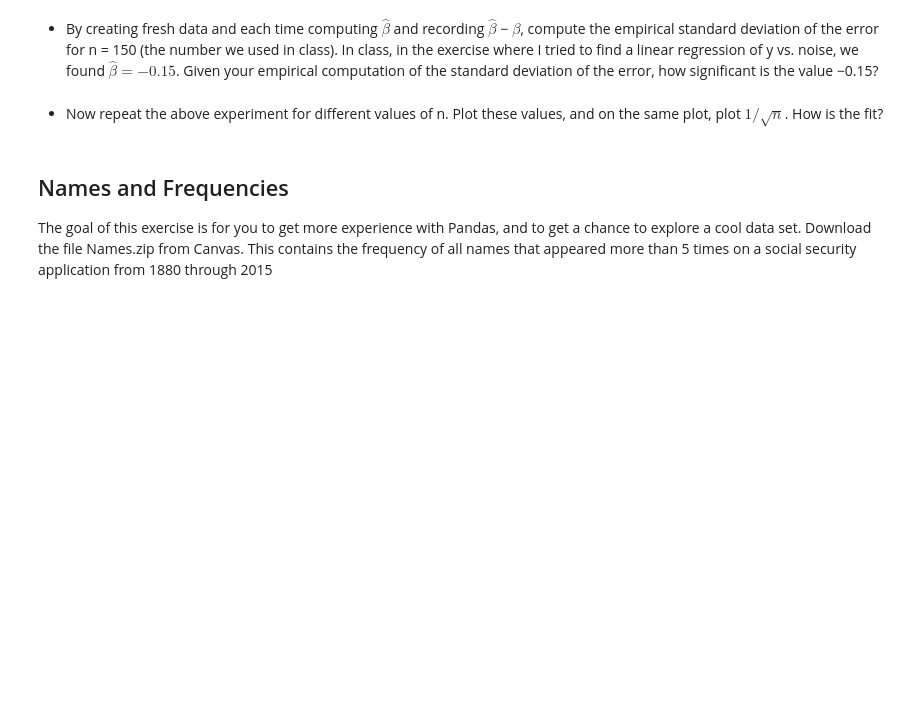
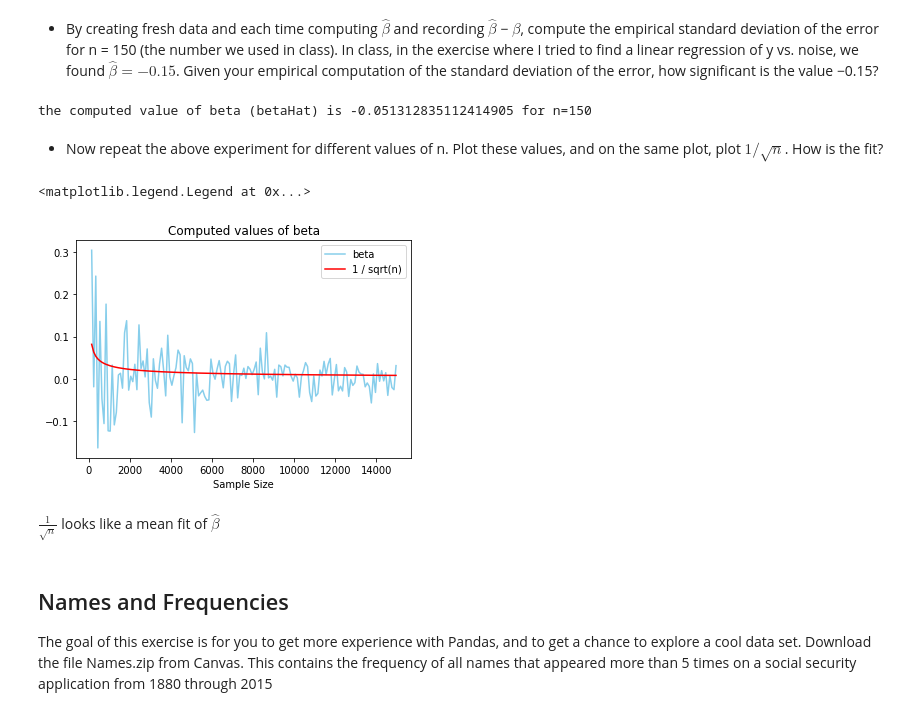
Before and after one commit to JavierPalomares90/Data_Mining_Hw1, a Jupyter notebook: Hw1b.ipynb, the cells around one changed output. Saved outputs shown, nothing was run; the diff lists cells and outputs as text; code cells hidden in the pictures; blank space fills up the shorter version.

Commit message:
Finished most of problem 3

```diff
--- a/Hw1b.ipynb
+++ b/Hw1b.ipynb
@@ -210,15 +212,58 @@ since  $\beta = 0$, this means that y and x are unrelated! The question we are e
 follows: when we solve a regression problem, we are not going to find  $\hat{\beta} = 0$ - we will find
 that $\hat{\beta}$ takes some other values, hopefully close to zero. How do we know if the value of $\hat{\beta}$ we
 get is statistically meaningful?
+# %%
+beta0 = -3
+beta = 0
+meanX = 0
+varX = 1
+meanE = 0
+varE = 1
 # %% [markdown]
 * By creating fresh data and each time computing $\hat{\beta}$ and recording $\hat{\beta}$ − $\beta$, compute the
 empirical standard deviation of the error for n = 150 (the number we used in class). In
 class, in the exercise where I tried to find a linear regression of y vs. noise, we found
 $\hat{\beta}= −0.15$. Given your empirical computation of the standard deviation of the error,
 how significant is the value −0.15?
+# %%
+import numpy as np
+import math
+def computeBetaHat(meanX,varX,meanE,varE,n):
+    # get x and e from an normal distribution
+    x = np.random.normal(meanX,math.sqrt(varX),n)
+    e = np.random.normal(meanE,math.sqrt(varE),n)
+    # compute y from x and e
+    y = beta0 + beta*x + e
+    # expression computed from last problem of homework
+    betaHat = np.dot(x,y) / np.dot(x,x)
+    return betaHat
+
+n = 150
+betaHat = computeBetaHat(meanX,varX,meanE,varE,n)
+print("the computed value of beta (betaHat) is {} for n={}".format(betaHat,n))
+# %% [output]
+the computed value of beta (betaHat) is -0.051312835112414905 for n=150
 # %% [markdown]
 * Now repeat the above experiment for different values of n. Plot these values, and on the
 same plot, plot $1 / \sqrt{n}$. How is the fit?
+# %%
+sampleSizes = np.arange(150, 15000,100)
+betaHat = np.zeros(len(sampleSizes))
+# compute betaHat for different values of n
+for i in range(len(betaHat)):
+    betaHat[i] = computeBetaHat(meanX,varX,meanE,varE,sampleSizes[i])
+
+import matplotlib.pyplot as plt
+plt.plot(sampleSizes,betaHat,color='skyblue',label = "beta")
+plt.plot(sampleSizes,1.0/np.sqrt(sampleSizes),color='red',label = '1 / sqrt(n)')
+plt.title("Computed values of beta")
+plt.xlabel("Sample Size")
+plt.legend()
+# %% [output]
+<matplotlib.legend.Legend at 0x...>
+[figure, added]
+# %% [markdown]
+$\frac{1}{\sqrt{n}}$ looks like a mean fit of $\hat{\beta}$
 # %% [markdown]
 ## Names and Frequencies
 The goal of this exercise is for you to get more experience with
```
Also changed, not shown: parts of 13 cells of this notebook.
